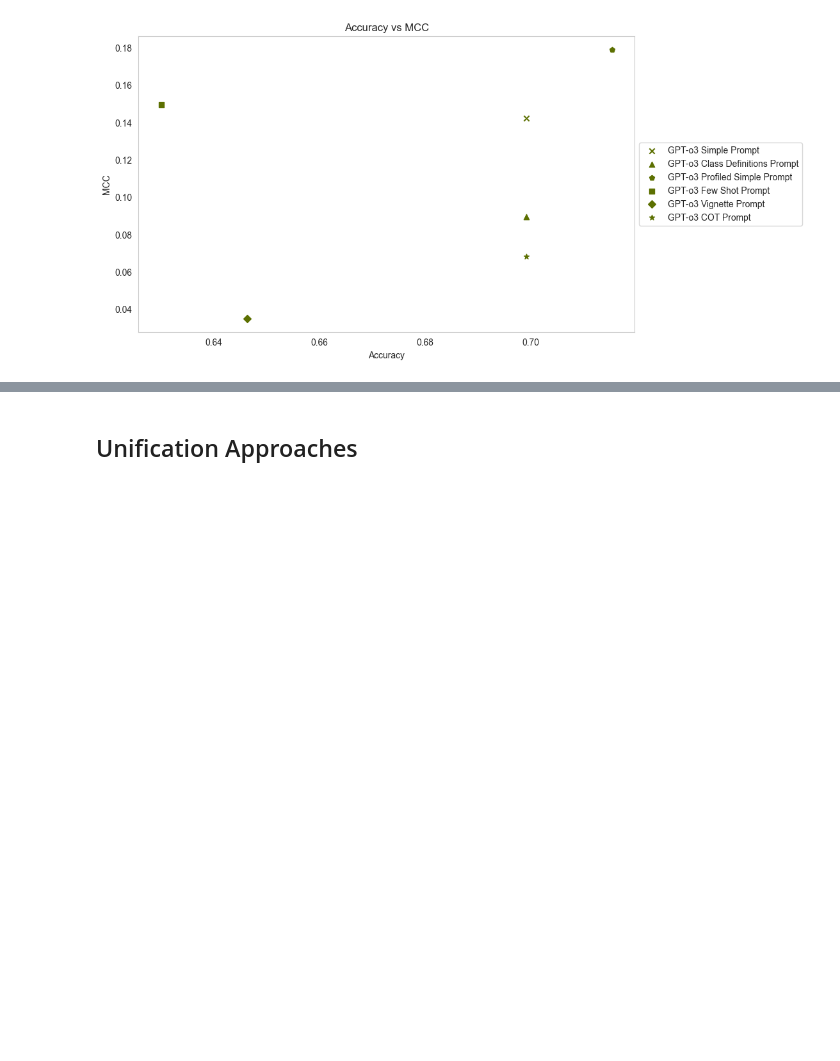
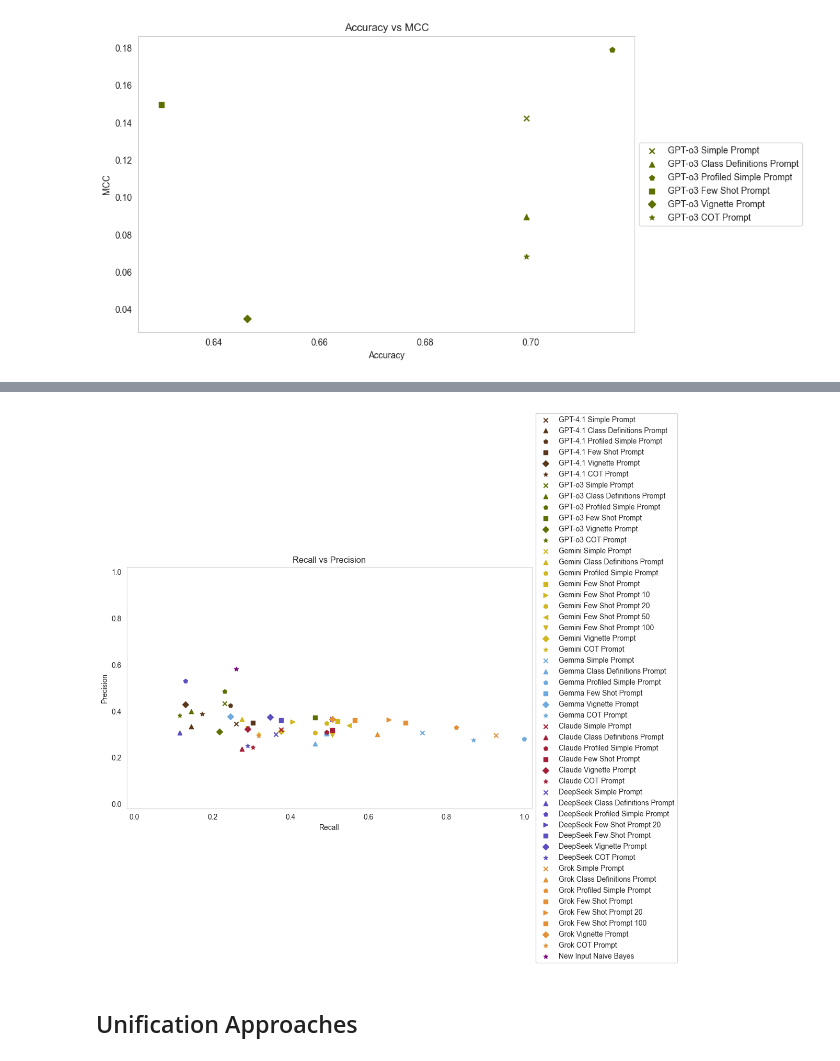
Before and after one commit to kimmizi/master_thesis, a Jupyter notebook: exp/05_Evaluation_Performance.ipynb, the cells around one changed output, grey strips where cells are left out. Cells and saved outputs as stored; diff of their text form; code cells hidden in the pictures; blank space fills up the shorter version.

```diff
--- a/exp/05_Evaluation_Performance.ipynb
+++ b/exp/05_Evaluation_Performance.ipynb
@@ -748,3 +759,76 @@ plt.grid()
+# %%
+# recall vs precision
+plt.figure(figsize = (10, 6))
+
+plt.scatter(metrics_GPT_simple_prompt["recall"], metrics_GPT_simple_prompt["precision"], label = "GPT-4.1 Simple Prompt", color = hex_colors[11], marker = "x")
+plt.scatter(metrics_GPT_class_def_prompt["recall"], metrics_GPT_class_def_prompt["precision"], label = "GPT-4.1 Class Definitions Prompt", color = hex_colors[11], marker = "^")
+plt.scatter(metrics_GPT_profiled_simple_prompt["recall"], metrics_GPT_profiled_simple_prompt["precision"], label = "GPT-4.1 Profiled Simple Prompt", color = hex_colors[11], marker = "p")
+plt.scatter(metrics_GPT_few_shot_prompt["recall"], metrics_GPT_few_shot_prompt["precision"], label = "GPT-4.1 Few Shot Prompt", color = hex_colors[11], marker = "s")
+plt.scatter(metrics_GPT_vignette_prompt["recall"], metrics_GPT_vignette_prompt["precision"], label = "GPT-4.1 Vignette Prompt", color = hex_colors[11], marker = "D")
+plt.scatter(metrics_GPT_cot_prompt["recall"], metrics_GPT_cot_prompt["precision"], label = "GPT-4.1 COT Prompt", color = hex_colors[11], marker = "*")
+
+plt.scatter(metrics_GPT_o3_simple_prompt["recall"], metrics_GPT_o3_simple_prompt["precision"], label = "GPT-o3 Simple Prompt", color = hex_colors[9], marker = "x")
+plt.scatter(metrics_GPT_o3_class_definitions_prompt["recall"], metrics_GPT_o3_class_definitions_prompt["precision"], label = "GPT-o3 Class Definitions Prompt", color = hex_colors[9], marker = "^")
+plt.scatter(metrics_GPT_o3_profiled_simple_prompt["recall"], metrics_GPT_o3_profiled_simple_prompt["precision"], label = "GPT-o3 Profiled Simple Prompt", color = hex_colors[9], marker = "p")
+plt.scatter(metrics_GPT_o3_few_shot_prompt["recall"], metrics_GPT_o3_few_shot_prompt["precision"], label = "GPT-o3 Few Shot Prompt", color = hex_colors[9], marker = "s")
+plt.scatter(metrics_GPT_o3_vignette_prompt["recall"], metrics_GPT_o3_vignette_prompt["precision"], label = "GPT-o3 Vignette Prompt", color = hex_colors[9], marker = "D")
+plt.scatter(metrics_GPT_o3_cot_prompt["recall"], metrics_GPT_o3_cot_prompt["precision"], label = "GPT-o3 COT Prompt", color = hex_colors[9], marker = "*")
+
+plt.scatter(metrics_Gemini_simple_prompt["recall"], metrics_Gemini_simple_prompt["precision"], label = "Gemini Simple Prompt", color = hex_colors[2], marker = "x")
+plt.scatter(metrics_Gemini_class_def_prompt["recall"], metrics_Gemini_class_def_prompt["precision"], label = "Gemini Class Definitions Prompt", color = hex_colors[2], marker = "^")
+plt.scatter(metrics_Gemini_profiled_simple_prompt["recall"], metrics_Gemini_profiled_simple_prompt["precision"], label = "Gemini Profiled Simple Prompt", color = hex_colors[2], marker = "p")
+plt.scatter(metrics_Gemini_few_shot_prompt["recall"], metrics_Gemini_few_shot_prompt["precision"], label = "Gemini Few Shot Prompt", color = hex_colors[2], marker = "s")
+plt.scatter(metrics_Gemini_few_shot_prompt_10["recall"], metrics_Gemini_few_shot_prompt_10["precision"], label = "Gemini Few Shot Prompt 10", color = hex_colors[2], marker = ">")
+plt.scatter(metrics_Gemini_few_shot_prompt_20["recall"], metrics_Gemini_few_shot_prompt_20["precision"], label = "Gemini Few Shot Prompt 20", color = hex_colors[2], marker = "h")
+plt.scatter(metrics_Gemini_few_shot_prompt_50["recall"], metrics_Gemini_few_shot_prompt_50["precision"], label = "Gemini Few Shot Prompt 50", color = hex_colors[2], marker = "<")
+plt.scatter(metrics_Gemini_few_shot_prompt_100["recall"], metrics_Gemini_few_shot_prompt_100["precision"], label = "Gemini Few Shot Prompt 100", color = hex_colors[2], marker = "v")
+plt.scatter(metrics_Gemini_vignette_prompt["recall"], metrics_Gemini_vignette_prompt["precision"], label = "Gemini Vignette Prompt", color = hex_colors[2], marker = "D")
+plt.scatter(metrics_Gemini_cot_prompt["recall"], metrics_Gemini_cot_prompt["precision"], label = "Gemini COT Prompt", color = hex_colors[2], marker = "*")
+
+plt.scatter(metrics_Gemma_simple_prompt["recall"], metrics_Gemma_simple_prompt["precision"], label = "Gemma Simple Prompt", color = hex_colors[5], marker = "x")
+plt.scatter(metrics_Gemma_class_def_prompt["recall"], metrics_Gemma_class_def_prompt["precision"], label = "Gemma Class Definitions Prompt", color = hex_colors[5], marker = "^")
+plt.scatter(metrics_Gemma_profiled_simple_prompt["recall"], metrics_Gemma_profiled_simple_prompt["precision"], label = "Gemma Profiled Simple Prompt", color = hex_colors[5], marker = "p")
+plt.scatter(metrics_Gemma_few_shot_prompt["recall"], metrics_Gemma_few_shot_prompt["precision"], label = "Gemma Few Shot Prompt", color = hex_colors[5], marker = "s")
+plt.scatter(metrics_Gemma_vignette_prompt["recall"], metrics_Gemma_vignette_prompt["precision"], label = "Gemma Vignette Prompt", color = hex_colors[5], marker = "D")
+plt.scatter(metrics_Gemma_cot_prompt["recall"], metrics_Gemma_cot_prompt["precision"], label = "Gemma COT Prompt", color = hex_colors[5], marker = "*")
+
+plt.scatter(metrics_Claude_4_simple_prompt["recall"], metrics_Claude_4_simple_prompt["precision"], label = "Claude Simple Prompt", color = hex_colors[0], marker = "x")
+plt.scatter(metrics_Claude_4_class_def_prompt["recall"], metrics_Claude_4_class_def_prompt["precision"], label = "Claude Class Definitions Prompt", color = hex_colors[0], marker = "^")
+plt.scatter(metrics_Claude_4_profiled_simple_prompt["recall"], metrics_Claude_4_profiled_simple_prompt["precision"], label = "Claude Profiled Simple Prompt", color = hex_colors[0], marker = "p")
+plt.scatter(metrics_Claude_4_few_shot_prompt["recall"], metrics_Claude_4_few_shot_prompt["precision"], label = "Claude Few Shot Prompt", color = hex_colors[0], marker = "s")
+plt.scatter(metrics_Claude_4_vignette_prompt["recall"], metrics_Claude_4_vignette_prompt["precision"], label = "Claude Vignette Prompt", color = hex_colors[0], marker = "D")
+plt.scatter(metrics_Claude_4_cot_prompt["recall"], metrics_Claude_4_cot_prompt["precision"], label = "Claude COT Prompt", color = hex_colors[0], marker = "*")
+
+plt.scatter(metrics_DeepSeek_simple_prompt["recall"], metrics_DeepSeek_simple_prompt["precision"], label = "DeepSeek Simple Prompt", color = hex_colors[13], marker = "x")
+plt.scatter(metrics_DeepSeek_class_def_prompt["recall"], metrics_DeepSeek_class_def_prompt["precision"], label = "DeepSeek Class Definitions Prompt", color = hex_colors[13], marker = "^")
+plt.scatter(metrics_DeepSeek_profiled_simple_prompt["recall"], metrics_DeepSeek_profiled_simple_prompt["precision"], label = "DeepSeek Profiled Simple Prompt", color = hex_colors[13], marker = "p")
+plt.scatter(metrics_DeepSeek_few_shot_prompt_20["recall"], metrics_DeepSeek_few_shot_prompt_20["precision"], label = "DeepSeek Few Shot Prompt 20", color = hex_colors[13], marker = ">")
+plt.scatter(metrics_DeepSeek_few_shot_prompt["recall"], metrics_DeepSeek_few_shot_prompt["precision"], label = "DeepSeek Few Shot Prompt", color = hex_colors[13], marker = "s")
+plt.scatter(metrics_DeepSeek_vignette_prompt["recall"], metrics_DeepSeek_vignette_prompt["precision"], label = "DeepSeek Vignette Prompt", color = hex_colors[13], marker = "D")
+plt.scatter(metrics_DeepSeek_cot_prompt["recall"], metrics_DeepSeek_cot_prompt["precision"], label = "DeepSeek COT Prompt", color = hex_colors[13], marker = "*")
+
+plt.scatter(metrics_Grok_simple_prompt["recall"], metrics_Grok_simple_prompt["precision"], label = "Grok Simple Prompt", color = hex_colors[4], marker = "x")
+plt.scatter(metrics_Grok_class_def_prompt["recall"], metrics_Grok_class_def_prompt["precision"], label = "Grok Class Definitions Prompt", color = hex_colors[4], marker = "^")
+plt.scatter(metrics_Grok_profiled_simple_prompt["recall"], metrics_Grok_profiled_simple_prompt["precision"], label = "Grok Profiled Simple Prompt", color = hex_colors[4], marker = "p")
+plt.scatter(metrics_Grok_few_shot_prompt["recall"], metrics_Grok_few_shot_prompt["precision"], label = "Grok Few Shot Prompt", color = hex_colors[4], marker = "s")
+plt.scatter(metrics_Grok_few_shot_prompt_20["recall"], metrics_Grok_few_shot_prompt_20["precision"], label = "Grok Few Shot Prompt 20", color = hex_colors[4], marker = ">")
+plt.scatter(metrics_Grok_few_shot_prompt_100["recall"], metrics_Grok_few_shot_prompt_100["precision"], label = "Grok Few Shot Prompt 100", color = hex_colors[4], marker = "s")
+plt.scatter(metrics_Grok_vignette_prompt["recall"], metrics_Grok_vignette_prompt["precision"], label = "Grok Vignette Prompt", color = hex_colors[4], marker = "D")
+plt.scatter(metrics_Grok_cot_prompt["recall"], metrics_Grok_cot_prompt["precision"], label = "Grok COT Prompt", color = hex_colors[4], marker = "*")
+
+plt.scatter(metrics_new_input_nb["recall"], metrics_new_input_nb["precision"], label = "New Input Naive Bayes", color = "purple", marker = "*")
+
+
+plt.xlim(-0.02, 1.02)
+plt.ylim(-0.02, 1.02)
+
+plt.xlabel("Recall")
+plt.ylabel("Precision")
+plt.title("Recall vs Precision")
+plt.legend(loc = 'center left', bbox_to_anchor = (1, 0.5))
+plt.grid()
+# %% [output]
+[figure, added]
 # %% [markdown]
 ## Unification Approaches
 # %%
```
Also changed, not shown: parts of 8 cells of this notebook, 8 other files.
